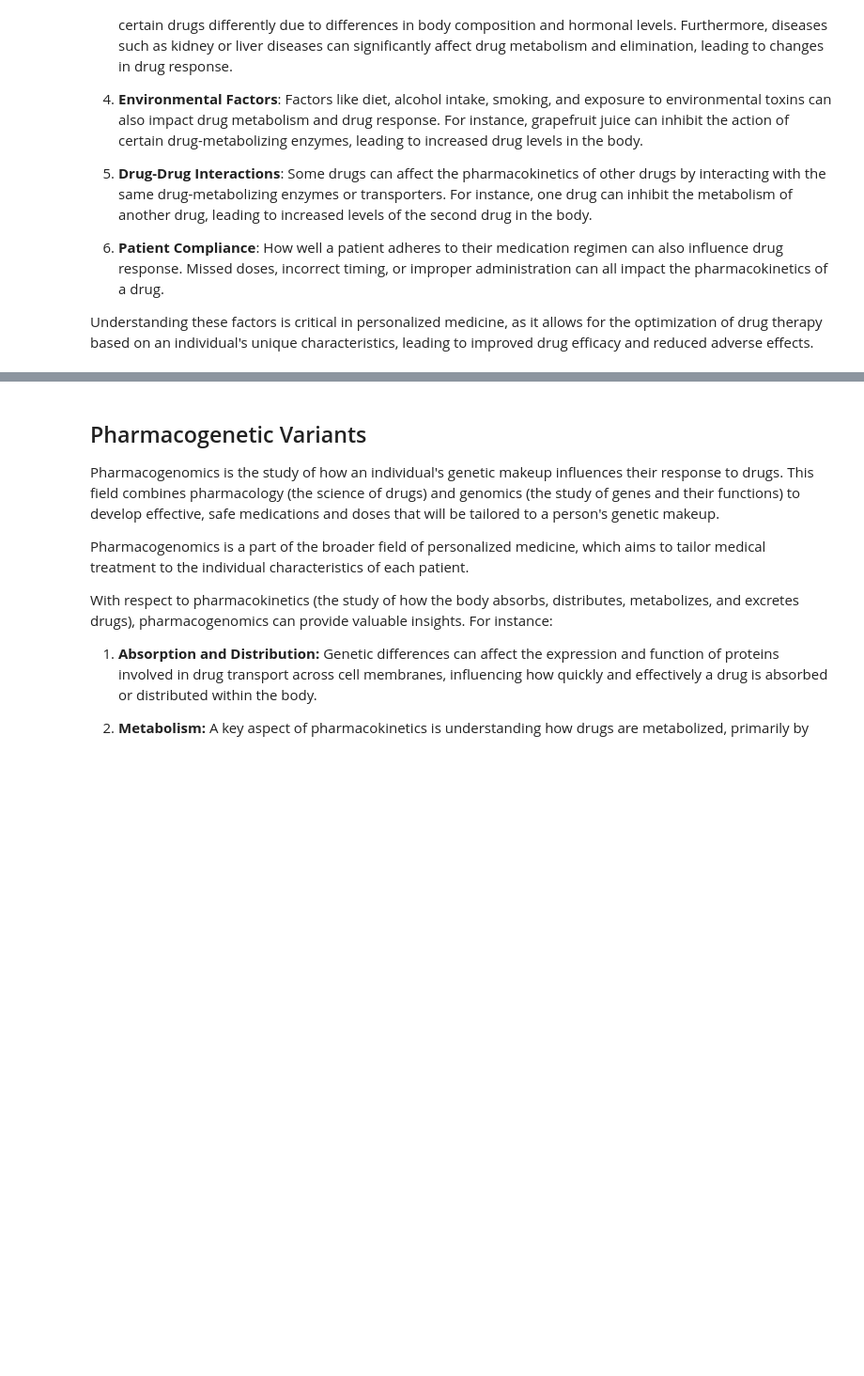
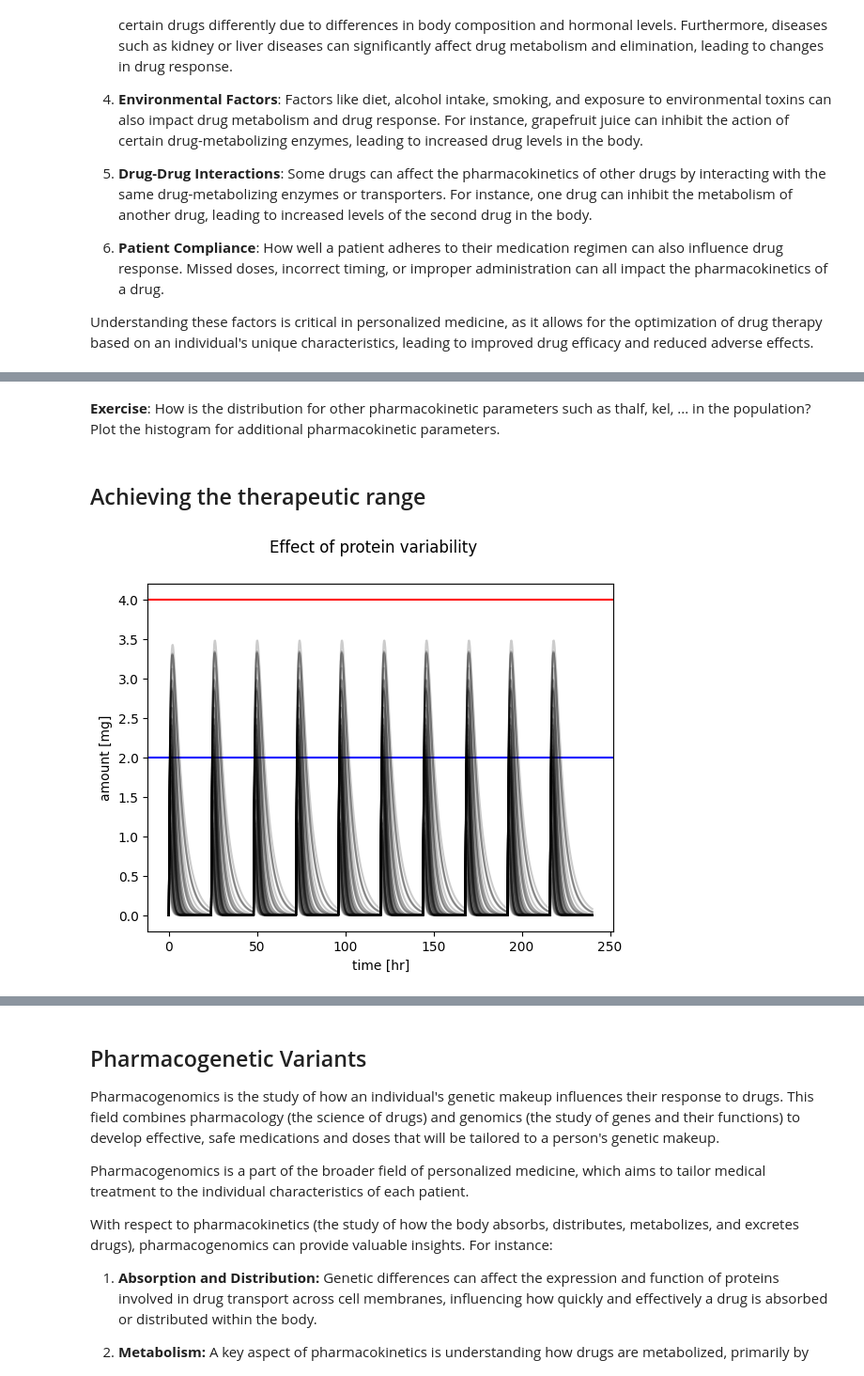
Before and after one commit to matthiaskoenig/course-pharmacokinetic-modelling, a Jupyter notebook: src/mb19/notebooks/08_variability.ipynb, the cells around one changed output, grey strips where cells are left out. Shown at 94% size. Cells and saved outputs as stored; diff of their text form; code cells hidden in the pictures; blank space fills up the shorter version.

```diff
--- a/src/mb19/notebooks/08_variability.ipynb
+++ b/src/mb19/notebooks/08_variability.ipynb
@@ -40,0 +119,4 @@ Achieving the therapeutic range in a population is much more difficult. See what
+# %% [markdown]
+**Exercise**: How is the distribution for other pharmacokinetic parameters such as thalf, kel, ... in the population? Plot the histogram for additional pharmacokinetic parameters.
+# %% [markdown]
+## Achieving the therapeutic range
@@ -40,0 +158,33 @@ Achieving the therapeutic range in a population is much more difficult. See what
+# %%
+# run simulation and plot results
+Dose_A = 5.0  # [mg]
+ka = 1  # [1/hr]
+ke = 1  # [1/hr]
+
+
+# simulate multi dosing
+tcs = []
+pks = []
+for f_protein in f_proteins:
+
+    # the genetic variants effect the elimination/transport rate
+    ke_protein = f_protein * ke
+
+    df = simulate_multi_dosing(Dose_A, ka, ke_protein)
+    tcs.append(df)
+
+
+# plot timecourse
+f, ax = plt.subplots(nrows=1, ncols=1)
+f.suptitle("Effect of protein variability")
+ax.set_xlabel("time [hr]")
+ax.set_ylabel("amount [mg]")
+ax.axhline(y=4, color='r', linestyle='-', label="MTC")
+ax.axhline(y=2, color='b', linestyle='-', label="MEC")
+
+for k, f_protein in enumerate(f_proteins):
+    tc = tcs[k]
+    ax.plot(tc.time, tc.A_central, color="black", alpha=0.2)
+plt.show()
+# %% [output]
+[figure, added]
```
Also changed, not shown: parts of 13 cells of this notebook, 8 other files.
